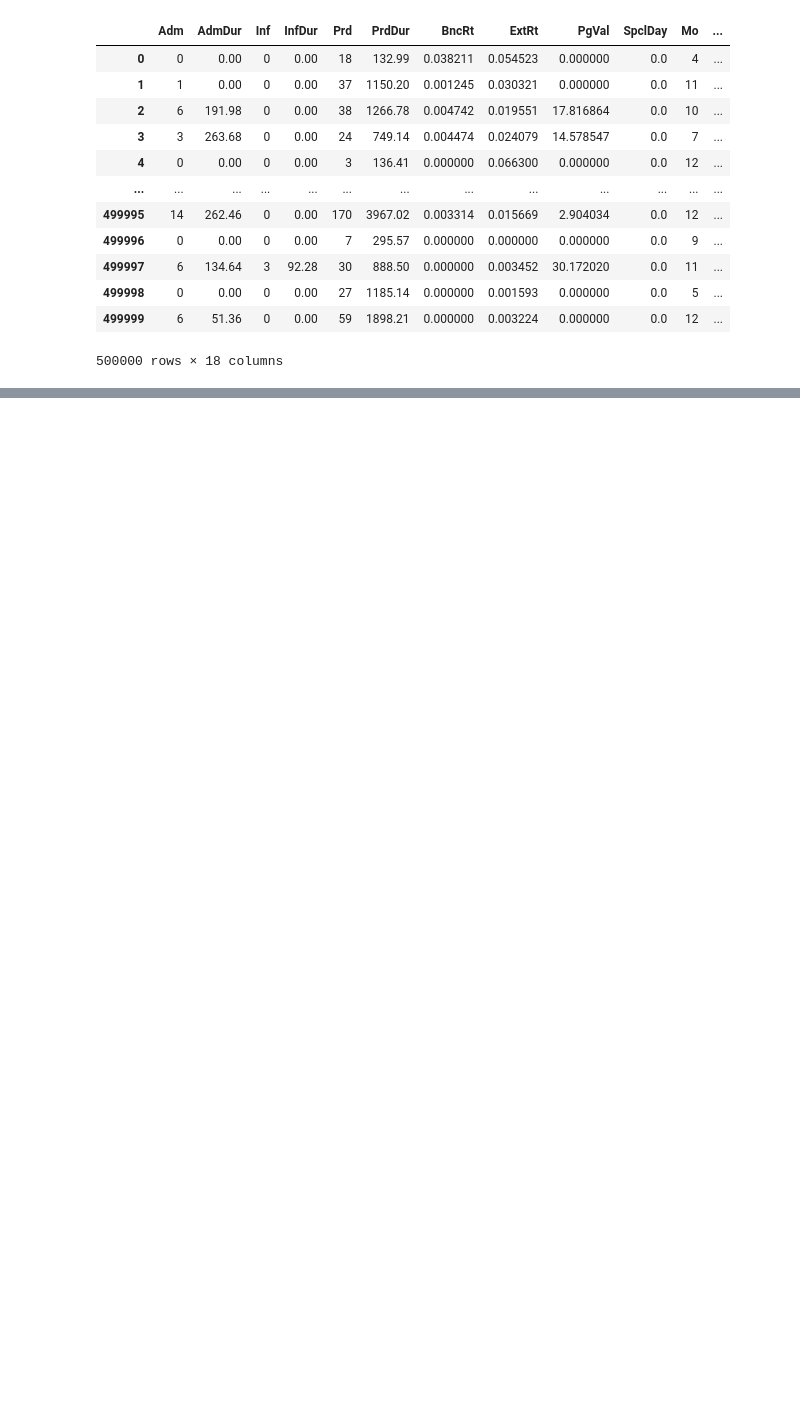
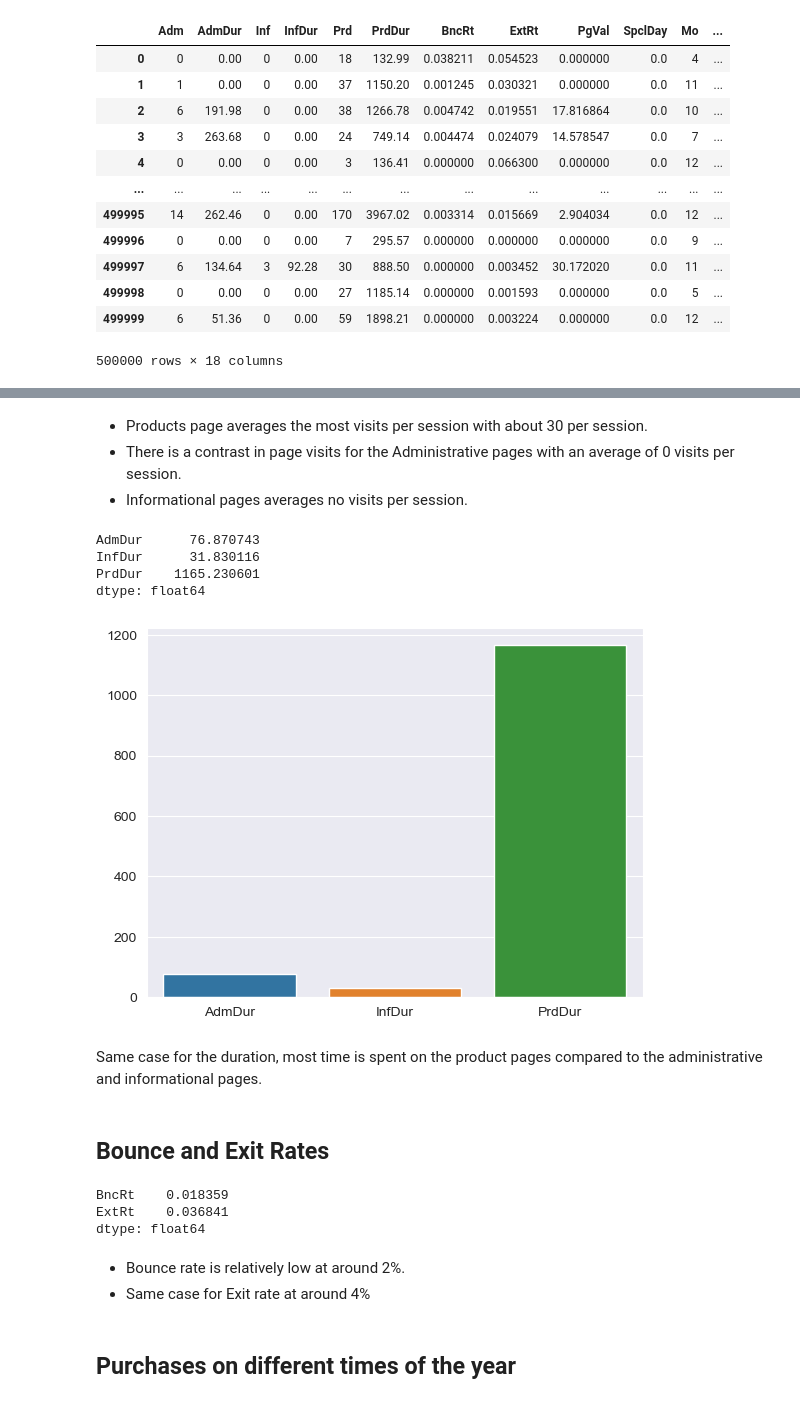
Before and after one commit to ericks-on/Online-Shoppers-logistic-regression-model, a Jupyter notebook: index.ipynb, the cells around one changed output, grey strips where cells are left out. Cells and saved outputs as stored; diff of their text form; code cells hidden in the pictures; blank space fills up the shorter version.

```diff
--- a/index.ipynb
+++ b/index.ipynb
@@ -51,0 +130,33 @@ df
+# %% [markdown]
+- Products page averages the most visits per session with about 30 per session.
+- There is a contrast in page visits for the Administrative pages with an average of 0 visits per session.
+- Informational pages averages no visits per session.
+# %%
+page_time = df[['AdmDur', 'InfDur','PrdDur']]
+avg_page_time = page_time.mean()
+print(avg_page_time)
+
+# plotting
+sns.barplot(x=avg_page_time.index, y=avg_page_time);
+# %% [output]
+AdmDur      76.870743
+InfDur      31.830116
+PrdDur    1165.230601
+dtype: float64
+[figure, added]
+# %% [markdown]
+Same case for the duration, most time is spent on the product pages compared to the administrative and informational pages.
+# %% [markdown]
+## Bounce and Exit Rates
+# %%
+bounce_exit = df[['BncRt', 'ExtRt']]
+bounce_exit.mean()
+# %% [output]
+BncRt    0.018359
+ExtRt    0.036841
+dtype: float64
+# %% [markdown]
+- Bounce rate is relatively low at around 2%.
+- Same case for Exit rate at around 4%
+# %% [markdown]
+## Purchases on different times of the year
```
Also changed, not shown: parts of 51 cells of this notebook.
